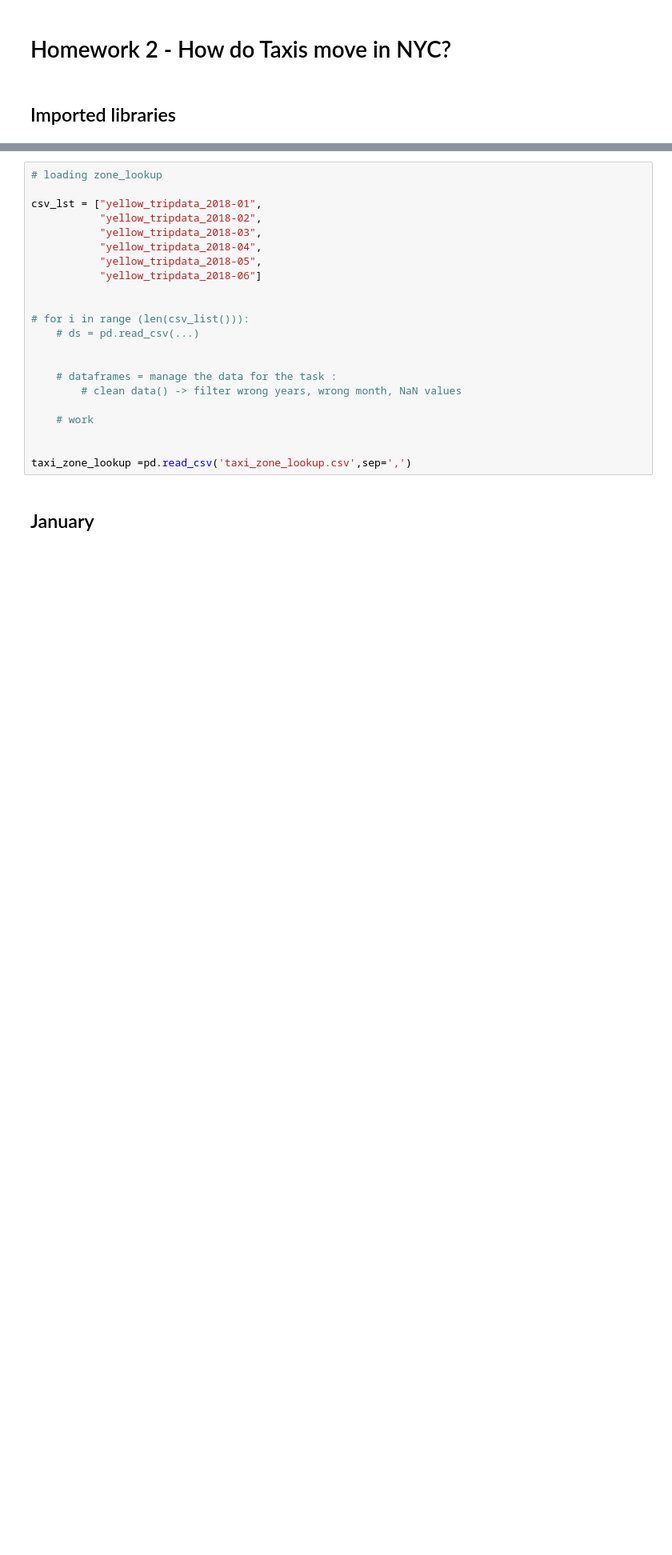
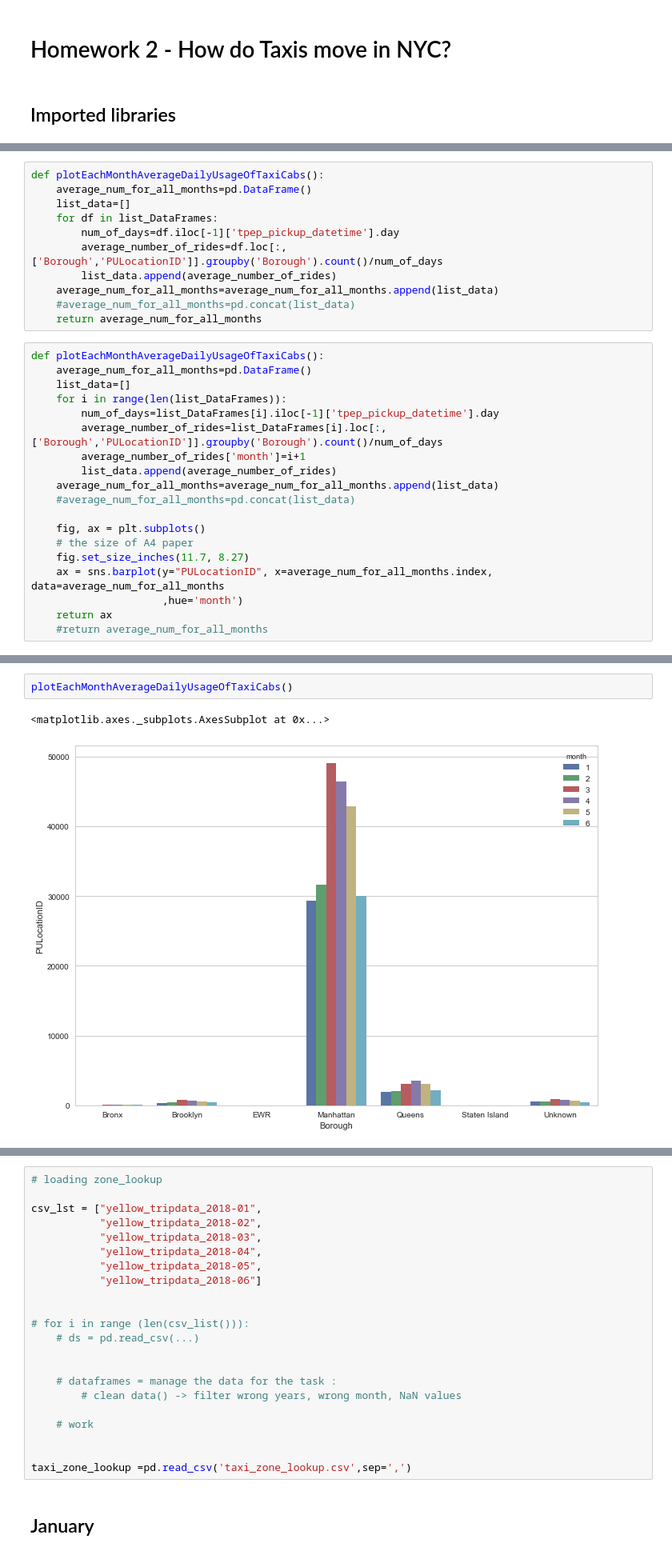
Before and after one commit to dusicastepic/ADMSecondHomework, a Jupyter notebook: AMDS - 2nd HW.ipynb, the cells around one changed output, grey strips where cells are left out. Shown at 80% size. Saved outputs shown, nothing was run; the diff lists cells and outputs as text; blank space fills up the shorter version.

```diff
--- a/AMDS - 2nd HW.ipynb
+++ b/AMDS - 2nd HW.ipynb
@@ -10,0 +87,30 @@ import our_lib
+# %%
+def plotEachMonthAverageDailyUsageOfTaxiCabs():
+    average_num_for_all_months=pd.DataFrame()
+    list_data=[]
+    for df in list_DataFrames:
+        num_of_days=df.iloc[-1]['tpep_pickup_datetime'].day
+        average_number_of_rides=df.loc[:,['Borough','PULocationID']].groupby('Borough').count()/num_of_days
+        list_data.append(average_number_of_rides)
+    average_num_for_all_months=average_num_for_all_months.append(list_data)
+    #average_num_for_all_months=pd.concat(list_data)
+    return average_num_for_all_months
+# %%
+def plotEachMonthAverageDailyUsageOfTaxiCabs():
+    average_num_for_all_months=pd.DataFrame()
+    list_data=[]
+    for i in range(len(list_DataFrames)):
+        num_of_days=list_DataFrames[i].iloc[-1]['tpep_pickup_datetime'].day
+        average_number_of_rides=list_DataFrames[i].loc[:,['Borough','PULocationID']].groupby('Borough').count()/num_of_days
+        average_number_of_rides['month']=i+1
+        list_data.append(average_number_of_rides)
+    average_num_for_all_months=average_num_for_all_months.append(list_data)
+    #average_num_for_all_months=pd.concat(list_data)
+
+    fig, ax = plt.subplots()
+    # the size of A4 paper
+    fig.set_size_inches(11.7, 8.27)
+    ax = sns.barplot(y="PULocationID", x=average_num_for_all_months.index, data=average_num_for_all_months
+                     ,hue='month')
+    return ax
+    #return average_num_for_all_months
@@ -10,0 +131,5 @@ import our_lib
+# %%
+plotEachMonthAverageDailyUsageOfTaxiCabs()
+# %% [output]
+<matplotlib.axes._subplots.AxesSubplot at 0x...>
+[figure, added]
```
Also changed, not shown: parts of 65 cells of this notebook, 2 other files.
